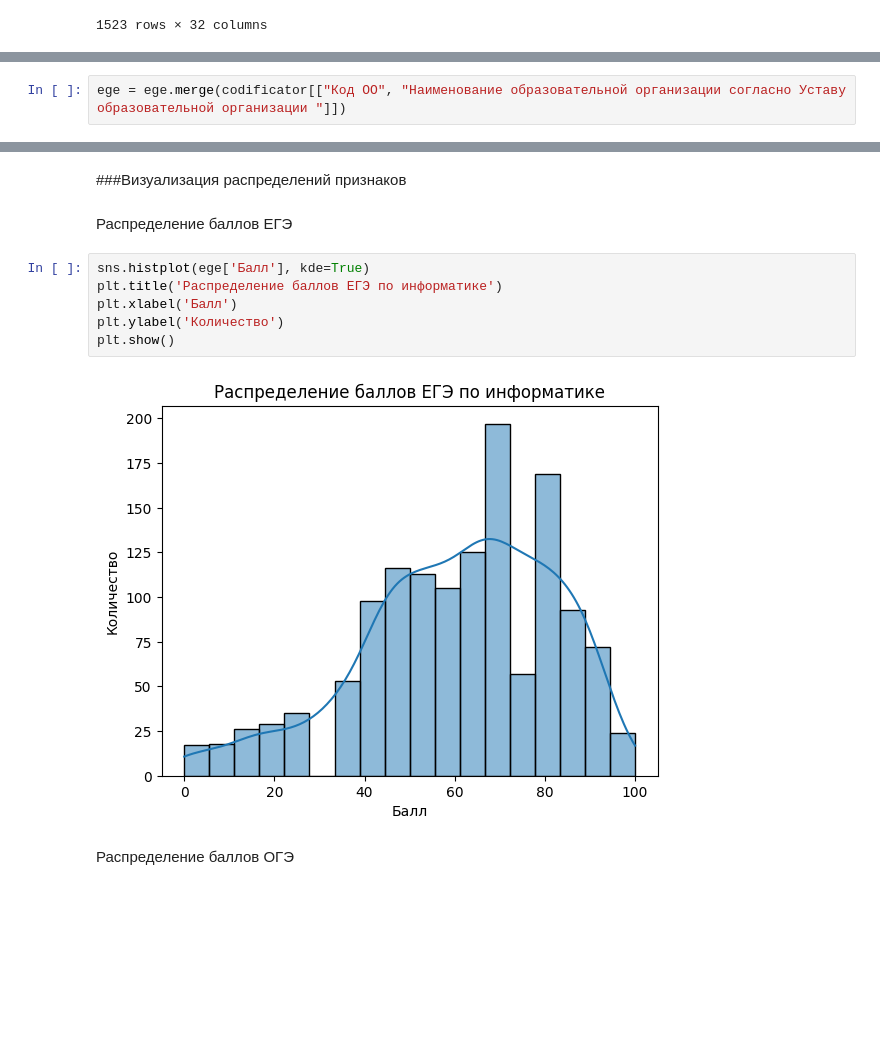
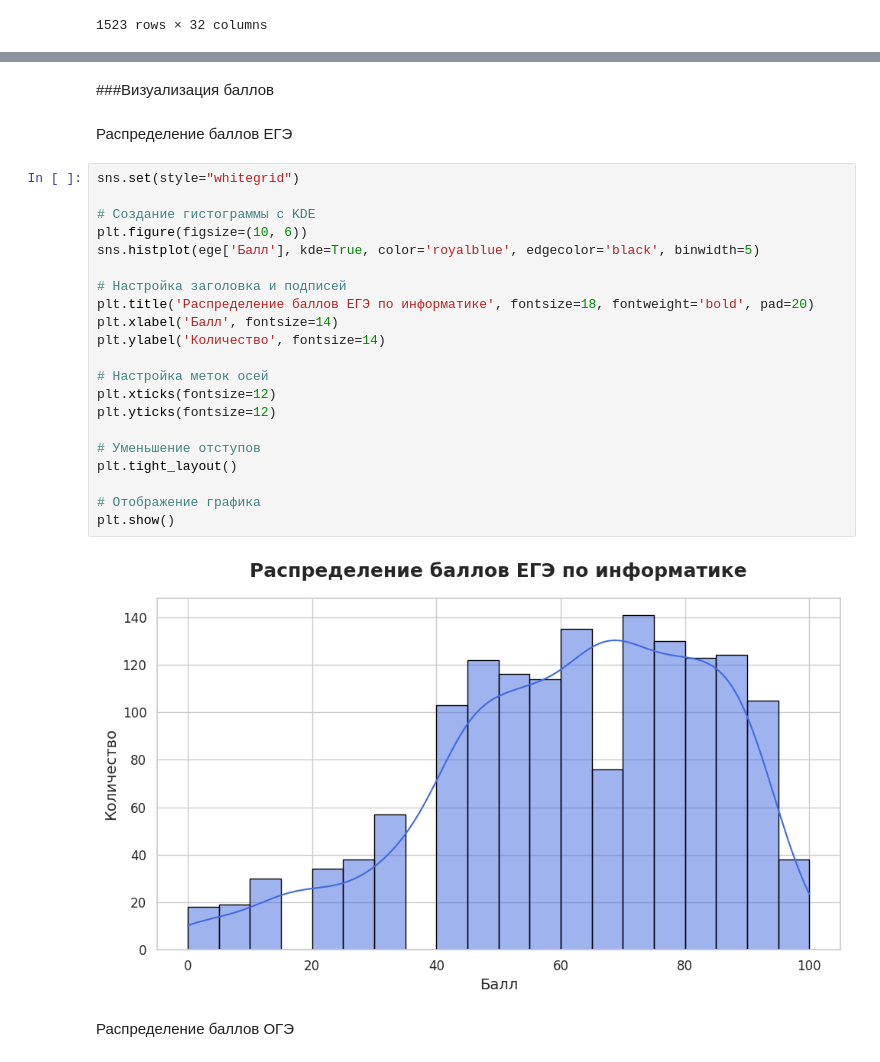
Before and after one commit to Arsen1y-dev/Summer-Practice, a Jupyter notebook: Задание_5_Анализ_результатов_экзаменов_по_информатике.ipynb, the cells around one changed output, grey strips where cells are left out. Drawn from its saved outputs; the diff is of its cells as text; blank space fills up the shorter version.

```diff
--- a/Задание_5_Анализ_результатов_экзаменов_по_информатике.ipynb
+++ b/Задание_5_Анализ_результатов_экзаменов_по_информатике.ipynb
@@ -130,2 +93,0 @@ oge
-# %%
-ege = ege.merge(codificator[["Код ОО", "Наименование образовательной организации согласно Уставу образовательной организации "]])
@@ -148,15 +134,30 @@ ege
 # %% [markdown]
-###Визуализация распределений признаков
+###Визуализация баллов
 # %% [markdown]
 Распределение баллов ЕГЭ
 # %%
-sns.histplot(ege['Балл'], kde=True)
-plt.title('Распределение баллов ЕГЭ по информатике')
-plt.xlabel('Балл')
-plt.ylabel('Количество')
+sns.set(style="whitegrid")
+
+# Создание гистограммы с KDE
+plt.figure(figsize=(10, 6))
+sns.histplot(ege['Балл'], kde=True, color='royalblue', edgecolor='black', binwidth=5)
+
+# Настройка заголовка и подписей
+plt.title('Распределение баллов ЕГЭ по информатике', fontsize=18, fontweight='bold', pad=20)
+plt.xlabel('Балл', fontsize=14)
+plt.ylabel('Количество', fontsize=14)
+
+# Настройка меток осей
+plt.xticks(fontsize=12)
+plt.yticks(fontsize=12)
+
+# Уменьшение отступов
+plt.tight_layout()
+
+# Отображение графика
 plt.show()
 # %% [output]
-[figure, old version]
+[figure, new version]
 # %% [markdown]
 Распределение баллов ОГЭ
 # %%
```
Also changed, not shown: parts of 80 cells of this notebook.
